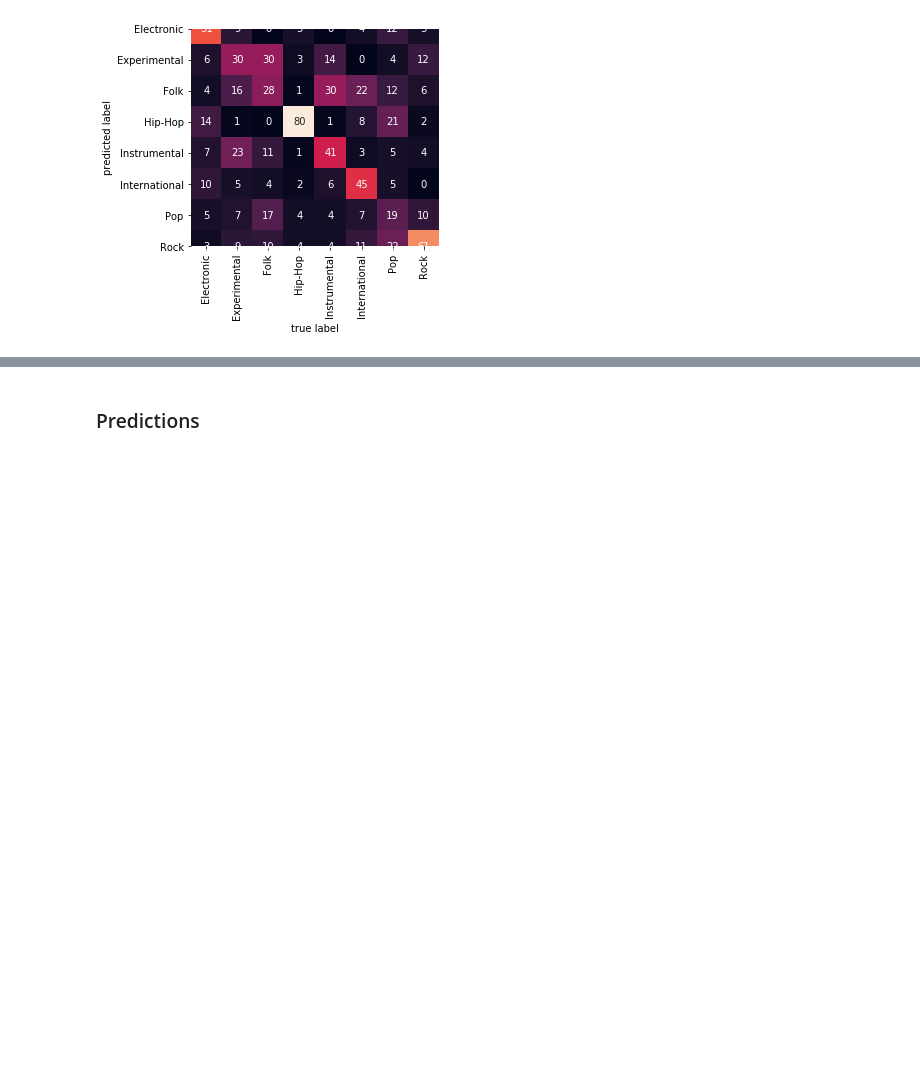
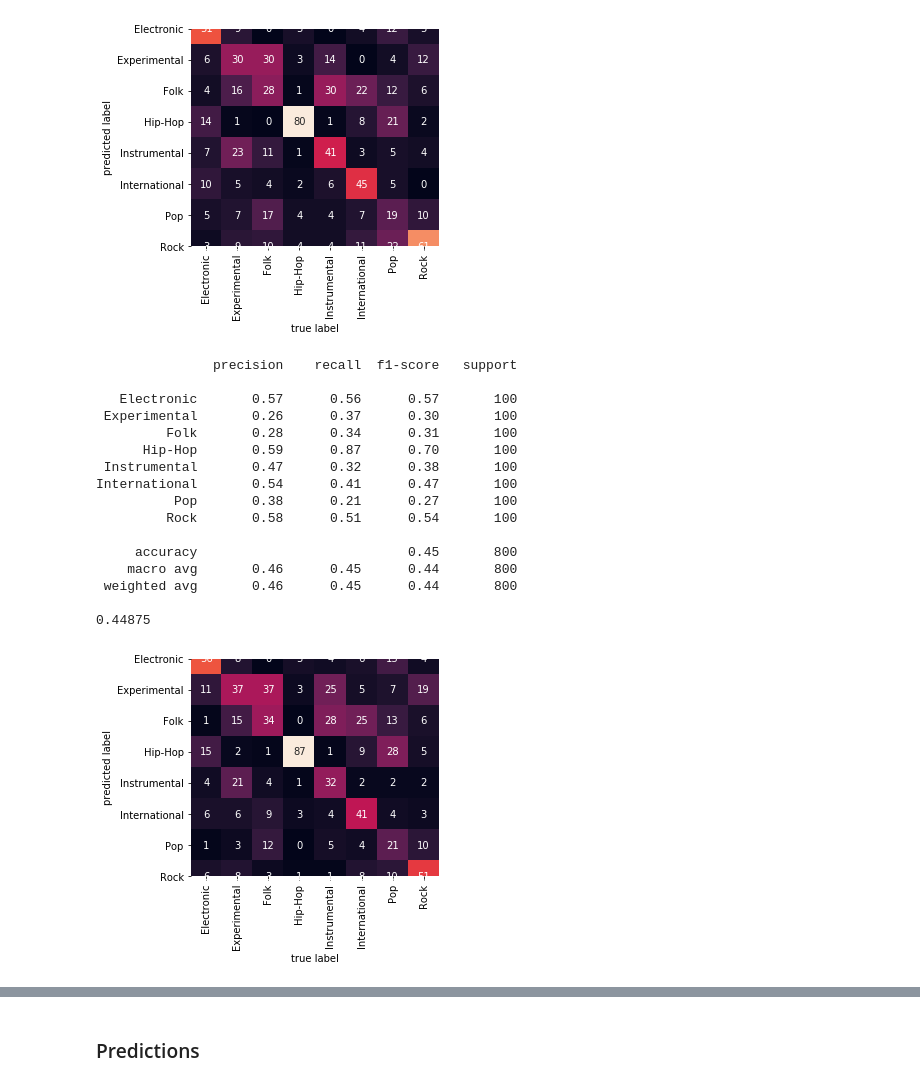
Before and after one commit to CSawesomeprojects/Music-Genre-Classification, a Jupyter notebook: mgc-demo-final.ipynb, the cells around one changed output, grey strips where cells are left out. Cells and saved outputs as stored; diff of their text form; code cells hidden in the pictures; blank space fills up the shorter version.

```diff
--- a/mgc-demo-final.ipynb
+++ b/mgc-demo-final.ipynb
@@ -447,3 +566,35 @@ International       0.58      0.45      0.51       100
 
 0.44375
 [figure]
+# %%
+y_pred = kevin_model.predict(X_test_exp)
+y_pred = np.argmax(y_pred, axis = 1)
+y_true = base_y_test - 1
+# %%
+print(classification_report(y_true, y_pred, target_names=dict_genres.keys()))
+print(accuracy_score(y_true, y_pred))
+
+mat = confusion_matrix(y_true, y_pred)
+sns.heatmap(mat.T, square=True, annot=True, fmt='d', cbar=False,
+            xticklabels=dict_genres.keys(),
+            yticklabels=dict_genres.keys())
+plt.xlabel('true label')
+plt.ylabel('predicted label');
+# %% [output]
+               precision    recall  f1-score   support
+
+   Electronic       0.57      0.56      0.57       100
+ Experimental       0.26      0.37      0.30       100
+         Folk       0.28      0.34      0.31       100
+      Hip-Hop       0.59      0.87      0.70       100
+ Instrumental       0.47      0.32      0.38       100
+International       0.54      0.41      0.47       100
+          Pop       0.38      0.21      0.27       100
+         Rock       0.58      0.51      0.54       100
+
+     accuracy                           0.45       800
+    macro avg       0.46      0.45      0.44       800
+ weighted avg       0.46      0.45      0.44       800
+
+0.44875
+[figure, added]
```
Also changed, not shown: parts of 12 cells of this notebook, 4 other files.
